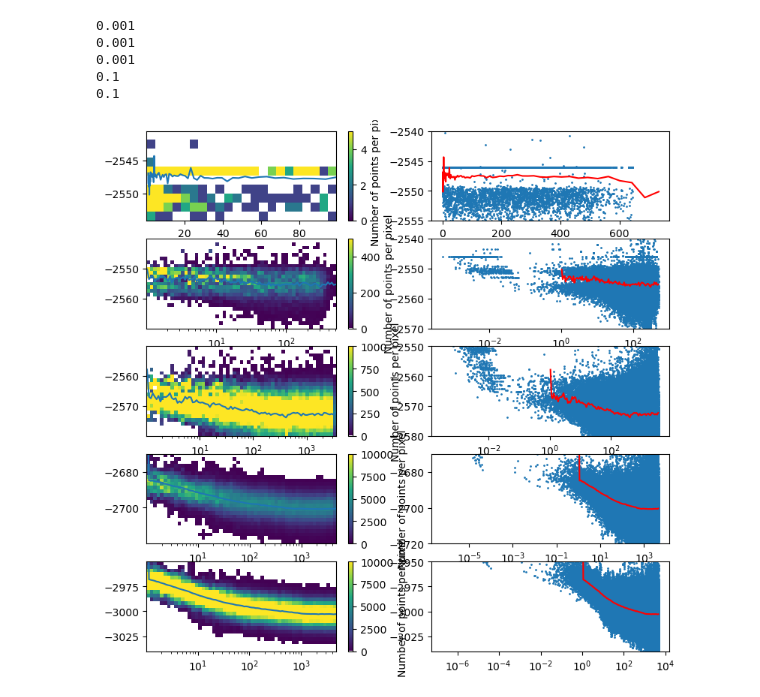
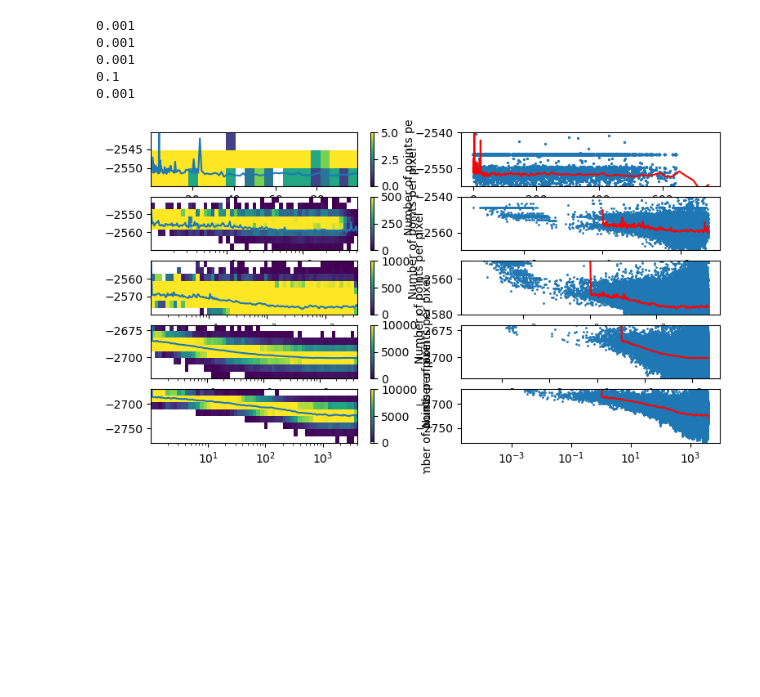
Before and after one commit to HugoLeRoy94/Analyze, a Jupyter notebook: equilibration_time/N_linker_analyze.ipynb, the cells around one changed output. Saved outputs shown, nothing was run; the diff lists cells and outputs as text; code cells hidden in the pictures; blank space fills up the shorter version.

Commit message:
OK magueule j'ai trouvé le problème, time to actually perform the simulations

```diff
--- a/equilibration_time/N_linker_analyze.ipynb
+++ b/equilibration_time/N_linker_analyze.ipynb
@@ -5,12 +5,13 @@ import sys
 sys.path.append('/home/hcleroy/PostDoc/aging_condensates/Simulation/Parallel_Simulation')
 from Data_Treatement import *
 import matplotlib.pyplot as plt
-media = "/media/hcleroy/Simulation_Res/Parallel_Simulation_aging/time_equilibration_Nlinker/"
+media = "/media/hcleroy/Simulation_Res/Parallel_Simulation_aging/time_equilibration_Nlinker/Batch_1/"
 import data_1_in
 importlib.reload(data_1_in)
 from data_1_in import *
 # %%
-NAMEs = ['N2','N3','N5','N20','N50']#,'N3','N20','N50']#,'N2_LE4','N5_LE4','N15_L10E4','N50_LE4']
+NAMEs = ['N2','N3','N5','N20','N20b','N50']#,'N2_LE4','N5_LE4','N15_L10E4','N50_LE4']
+N = [2,3,5,20,20,50]
 # %%
 NRGs = list()
 for name in NAMEs:
@@ -59,30 +41,32 @@ for nrg in NRGs:
 0.001
 0.001
 0.1
-0.1
+0.001
 # %%
 fig = plt.figure(figsize=(9,9))
-nrows = 5
+nrows = 9
 ncols = 2
 ax = scatter_density(fig,NRGs[0].time[:100].astype(float).flatten(),NRGs[0].data[:100].astype(float).flatten(),nrows=nrows,ncols=ncols,pos=1,dpi=10,xlim=(0,100),ylim=(-2555,-2540),norm=True,resample=True,LogStretch=None,vmin=0,vmax=5)
 ax.plot(NRGs[0].binned_time,NRGs[0].average_data)
 ax = fig.add_subplot(nrows,ncols,2,projection='scatter_density')
-ax.scatter(NRGs[0].time[:10].astype(float).flatten(),NRGs[0].data[:10].astype(float).flatten(),s=1.)
+ax.scatter(NRGs[0].time[:10].astype(float).flatten(),NRGs[0].data[:10].astype(float).flatten(),s=2.)
 ax.plot(NRGs[0].binned_time,NRGs[0].average_data,color='red')
 ax.set_ylim(-2555,-2540)
-XLIM=[(10**0,10**4),(10**0,10**4),(10**0,10**4),(10**0,10**4)]
-YLIM = [(-2570,-2540),(-2580,-2550),(-2720,-2670),(-3040,-2950)]
-VMAX = [500,1000,10000,10**4]
-RESAMPLE = [True,True,True,True]
+#XLIM=[(10**0,10**4),(10**0,10**4),(10**0,10**4),(10**0,10**4),(10**-1,10**4),(10**-1,10**4),(10**-1,10**4),(10**-1,10**4)]
+#YLIM = [(-2570,-2540),(-2580,-2550),(-2720,-2670),(-3040,-2950),(-2.6*10**4,-2.53*10**4),(-2.543*10**4,-2.53*10**4),(-2.54*10**4,-2.53*10**4),(-2.57*10**4,-2.55*10**4)]
+XLIM=[(10**0,10**4),(10**0,10**4),(10**0,10**4),(10**0,10**4),None]#,(10**-1,10**4)]
+YLIM = [(-2570,-2540),(-2580,-2550),(-2720,-2670),(-2780,-2670),None]#,(-3040,-2950)]
+VMAX = [500,1000,10000,10**4,None,None,None,None]
+RESAMPLE = [True,True,True,True,False,True,True,True]
 for n,nrg in enumerate(NRGs[1:]):
     X,Y = nrg.time[:100].astype(float).flatten(),nrg.data[:100].astype(float).flatten()
     ax = scatter_density(fig,X,Y,nrows=nrows,ncols=ncols,pos=2*n+3,dpi=25,resample=RESAMPLE[n],xlim=XLIM[n],ylim=YLIM[n],vmin=0,vmax=VMAX[n],norm=True)
     ax.plot(NRGs[n+1].binned_time,NRGs[n+1].average_data)
     ax.set_xscale('log')
     ax = fig.add_subplot(nrows,ncols,2*n+4,projection='scatter_density')
     ax.set_xscale('log')
     ax.scatter(X,Y,s=1)
     ax.set_ylim(YLIM[n])
     ax.plot(NRGs[n+1].binned_time,NRGs[n+1].average_data,color='red')
 # %% [output]
-[figure, old version]
+[figure, new version]
```
Also changed, not shown: parts of 7 cells of this notebook, 8 other files.
